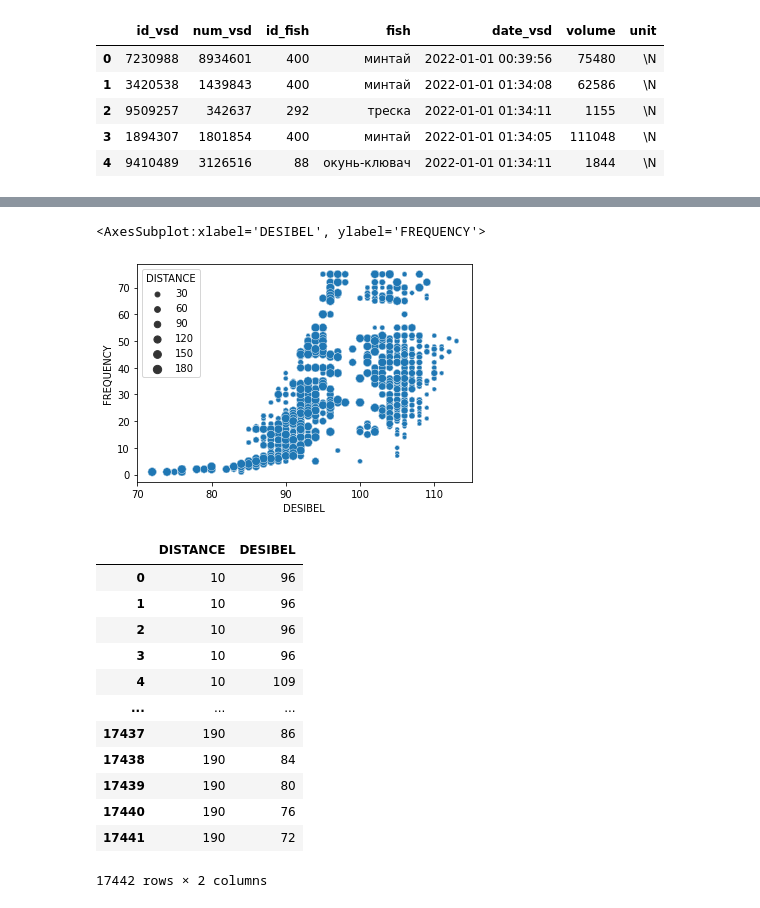
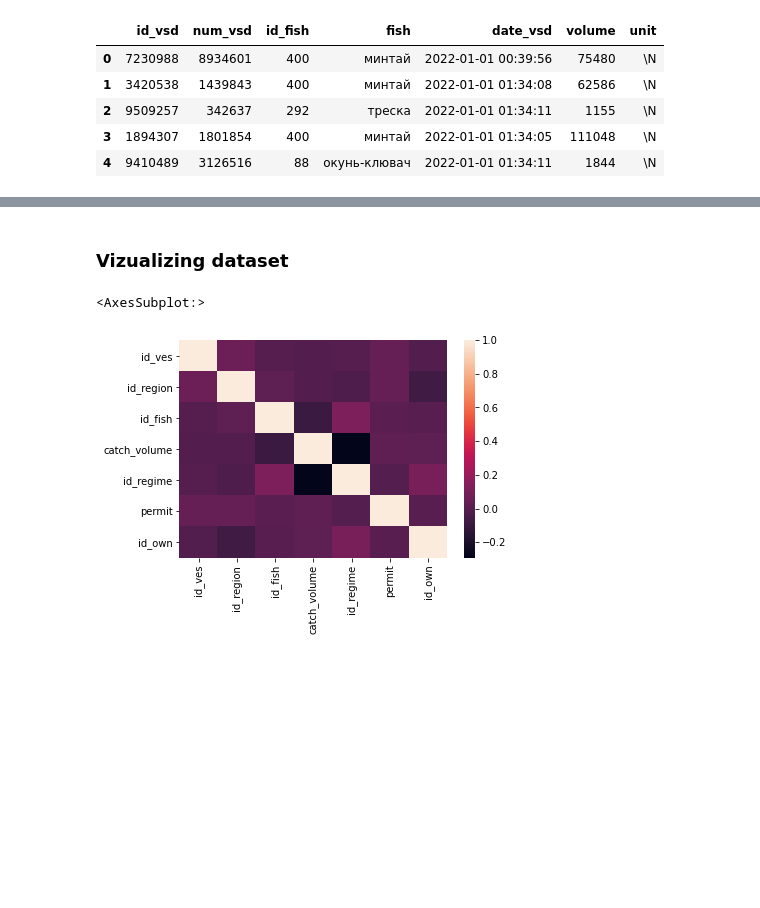
Before and after one commit to qTemiO/Fishing-Control, a Jupyter notebook: notebooks/1_research.ipynb, the cells around one changed output, grey strips where cells are left out. Cells and saved outputs as stored; diff of their text form; code cells hidden in the pictures; blank space fills up the shorter version.

Commit message:
Added visualization

```diff
--- a/notebooks/1_research.ipynb
+++ b/notebooks/1_research.ipynb
@@ -92,0 +89,7 @@ catch_df.head(5)
+# %%
+def spoofing(id):
+    return fish_df[fish_df['id_fish'] == id]['fish'].values[0]
+catch_df['id_fish'] = catch_df['id_fish'].apply(spoofing)
+catch_df['catch_volume'] = catch_df['catch_volume']*1000
+
+catch_df
@@ -159,23 +153,8 @@ Name: SIZE, dtype: int64
+# %% [markdown]
+### Vizualizing dataset
 # %%
 import seaborn as sns
+sns.heatmap(catch_df.corr())
+# %% [output]
+<AxesSubplot:>
+[figure, added]
-# %%
-sns.scatterplot(x=df['DESIBEL'], y=df['FREQUENCY'], size=df['DISTANCE'])
-# %% [output]
-<AxesSubplot:xlabel='DESIBEL', ylabel='FREQUENCY'>
-[figure, removed]
-# %%
-df[['DISTANCE', 'DESIBEL']]
-# %% [output]
-|  | DISTANCE | DESIBEL |
-| 0 | 10 | 96 |
-| 1 | 10 | 96 |
-| 2 | 10 | 96 |
-| 3 | 10 | 96 |
-| 4 | 10 | 109 |
-| ... | ... | ... |
-| 17437 | 190 | 86 |
-| 17438 | 190 | 84 |
-| 17439 | 190 | 80 |
-| 17440 | 190 | 76 |
-| 17441 | 190 | 72 |
-17442 rows × 2 columns
```
Also changed, not shown: parts of 24 cells of this notebook, 2 other files.
